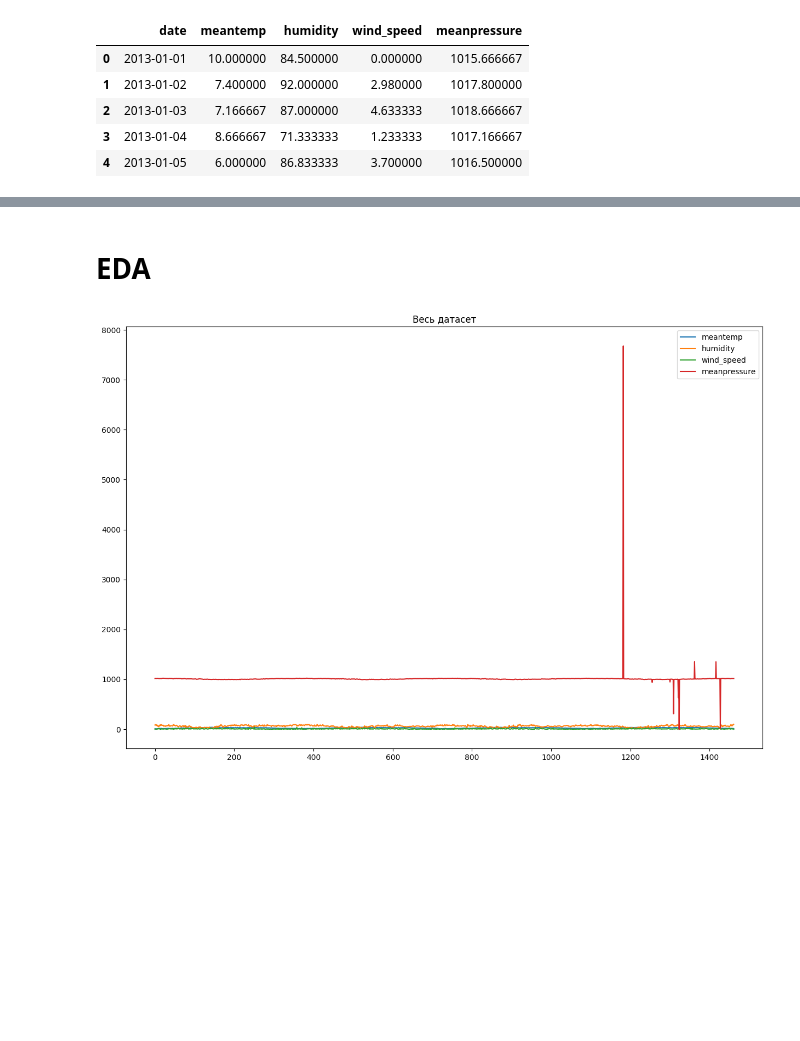
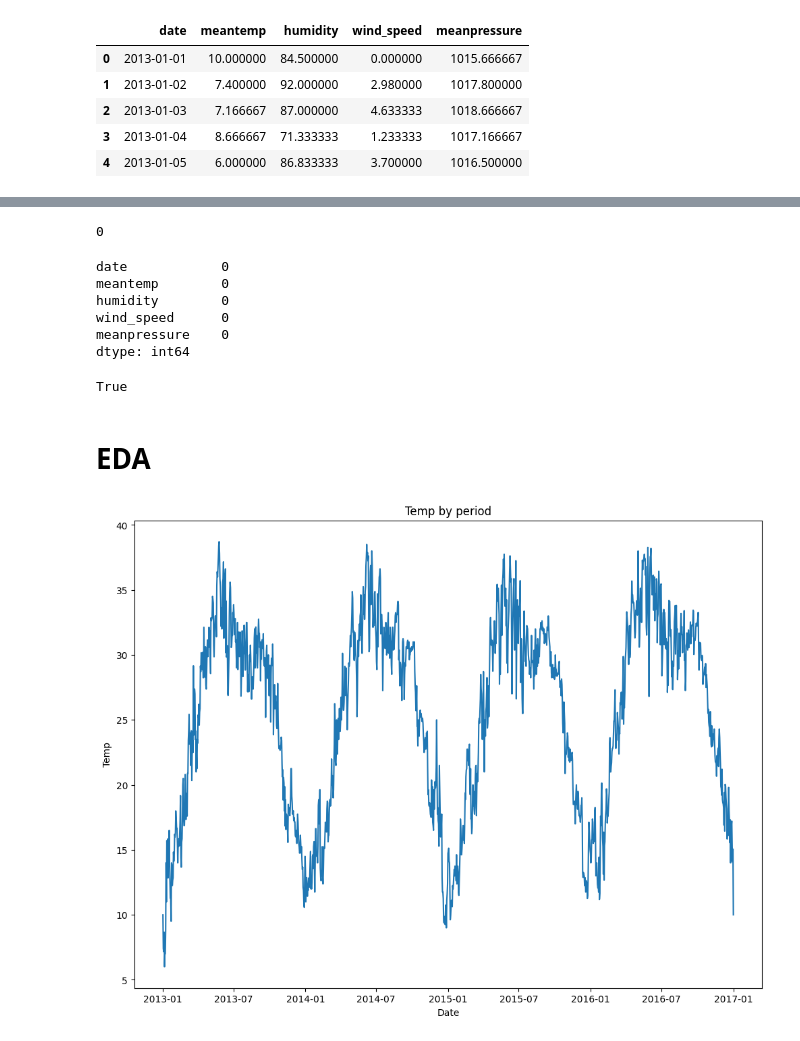
Before and after one commit to Vladoss9/Time-Series-Forecasting, a Jupyter notebook: project1.ipynb, the cells around one changed output, grey strips where cells are left out. Cells and saved outputs as stored; diff of their text form; code cells hidden in the pictures; blank space fills up the shorter version.

```diff
--- a/project1.ipynb
+++ b/project1.ipynb
@@ -55,9 +72,34 @@ data_2.head()
+# %%
+count_d = data_2.duplicated().sum()
+print(count_d)
+# %% [output]
+0
+# %%
+count = data_2.isnull().sum()
+print(count)
+# %% [output]
+date            0
+meantemp        0
+humidity        0
+wind_speed      0
+meanpressure    0
+dtype: int64
+# %%
+data_2 = pd.read_csv('/kaggle/input/daily-climate-time-series-data/DailyDelhiClimateTrain.csv', parse_dates = ['date'], index_col = 'date')
+data_2 = data_2.sort_index(ascending = True)
+print(data_2.index.is_monotonic_increasing)
+# %% [output]
+True
 # %% [markdown]
 # EDA
-# %%
-data_2.plot(figsize = (15,10), title = 'Весь датасет');
-# %% [output]
-[figure, removed]
+# %%
+fig, ax = plt.subplots(figsize = (12, 9))
+ax.plot(data_2['meantemp'])
+ax.set_xlabel('Date')
+ax.set_ylabel('Temp')
+ax.set_title("Temp by period");
+# %% [output]
+[figure, added]
 # %%
 data_2['meantemp'].plot(figsize = (12,9), title = 'Погода')
 # %% [output]
```
Also changed, not shown: parts of 5 cells of this notebook.
